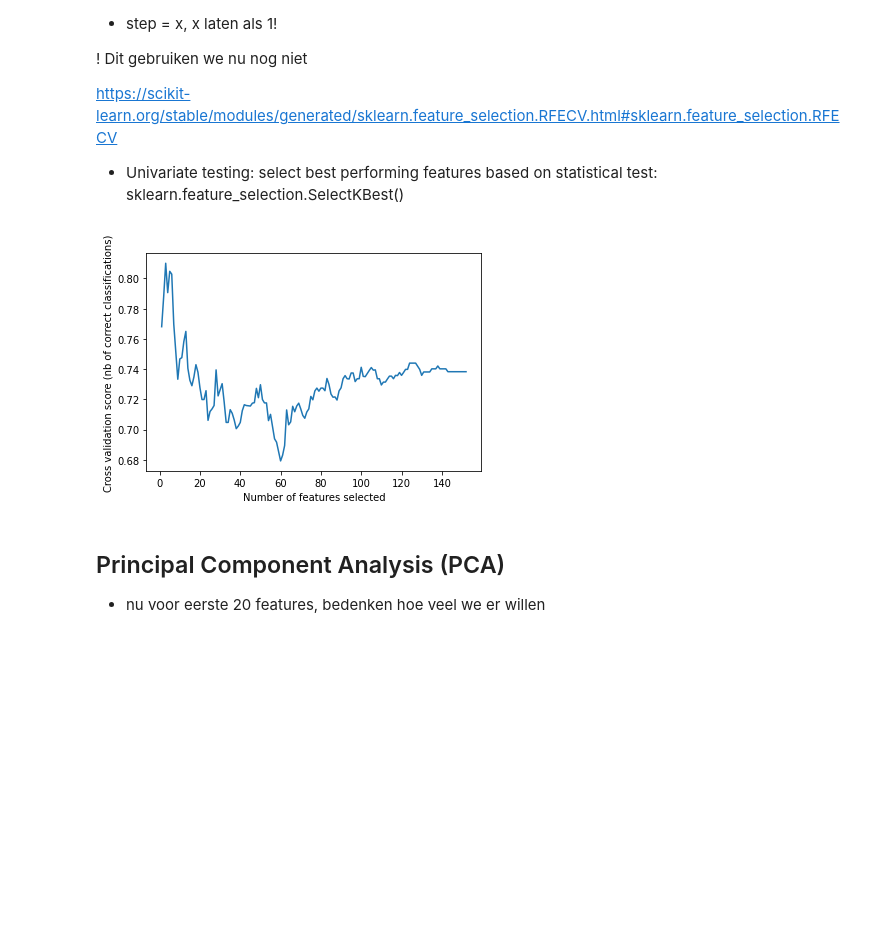
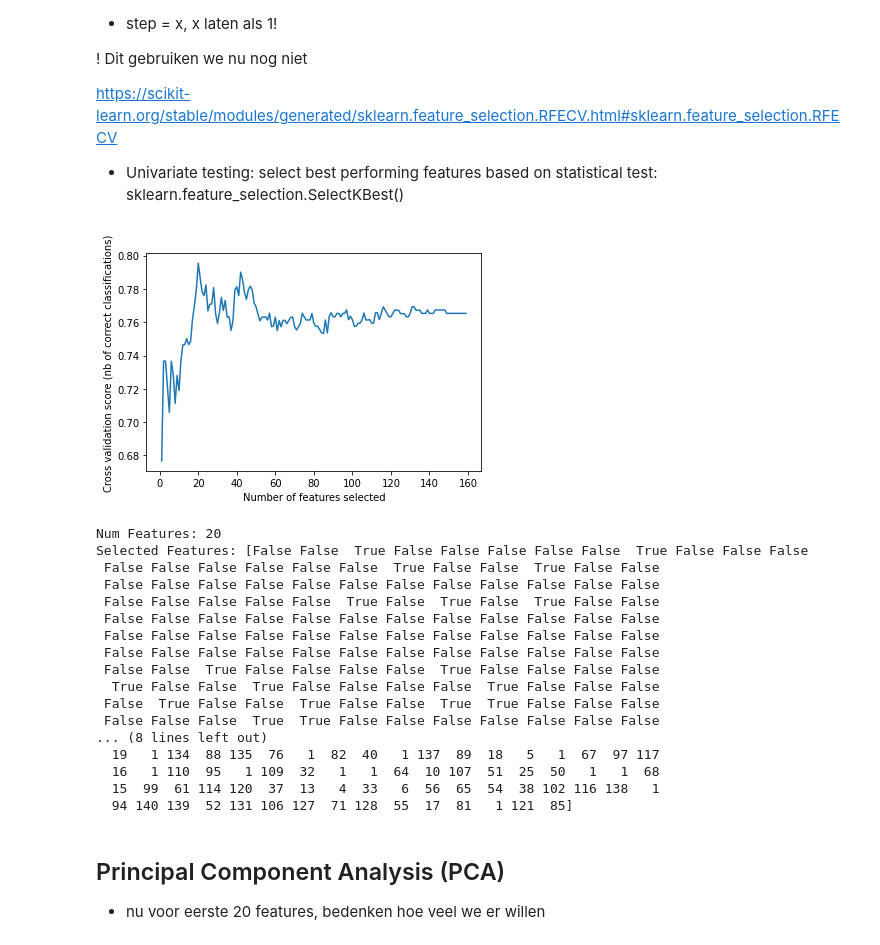
Before and after one commit to maritverboom/TM10007_PROJECT, a Jupyter notebook: assignment.ipynb, the cells around one changed output. Saved outputs shown, nothing was run; the diff lists cells and outputs as text; code cells hidden in the pictures; blank space fills up the shorter version.

Commit message:
Changed RFECV

```diff
--- a/assignment.ipynb
+++ b/assignment.ipynb
@@ -117,22 +117,43 @@ https://scikit-learn.org/stable/modules/generated/sklearn.feature_selection.RFEC
 # %%
 # Recursive Feature Elimination
 svc = svm.SVC(kernel="linear")  # Create the RFE object and compute a cross-validated score.
 
 # classifications
 rfecv = feature_selection.RFECV(
     estimator=svc, step=1,
     cv=model_selection.StratifiedKFold(4),
     scoring='roc_auc')
-rfecv.fit(data_train_scaled, stage_train)
+fit = rfecv.fit(data_train_scaled, stage_train)
 
 # Plot number of features VS. cross-validation scores
 plt.figure()
 plt.xlabel("Number of features selected")
 plt.ylabel("Cross validation score (nb of correct classifications)")
 plt.plot(range(1, len(rfecv.grid_scores_) + 1), rfecv.grid_scores_)
 plt.show()
+
+print("Num Features: %d" % fit.n_features_)
+print("Selected Features: %s" % fit.support_)
+print("Feature Ranking: %s" % fit.ranking_)
 # %% [output]
-[figure, old version]
+[figure, new version]
+Num Features: 20
+Selected Features: [False False  True False False False False False  True False False False
+ False False False False False False  True False False  True False False
+ False False False False False False False False False False False False
+ False False False False False  True False  True False  True False False
+ False False False False False False False False False False False False
+ False False False False False False False False False False False False
+ False False False False False False False False False False False False
+ False False  True False False False False  True False False False False
+  True False False  True False False False False  True False False False
+ False  True False False  True False False  True  True False False False
+ False False False  True  True False False False False False False False
+... (8 lines left out)
+  19   1 134  88 135  76   1  82  40   1 137  89  18   5   1  67  97 117
+  16   1 110  95   1 109  32   1   1  64  10 107  51  25  50   1   1  68
+  15  99  61 114 120  37  13   4  33   6  56  65  54  38 102 116 138   1
+  94 140 139  52 131 106 127  71 128  55  17  81   1 121  85]
 # %% [markdown]
 ## Principal Component Analysis (PCA)
 - nu voor eerste 20 features, bedenken hoe veel we er willen
```
Also changed, not shown: parts of 1 cell of this notebook.
